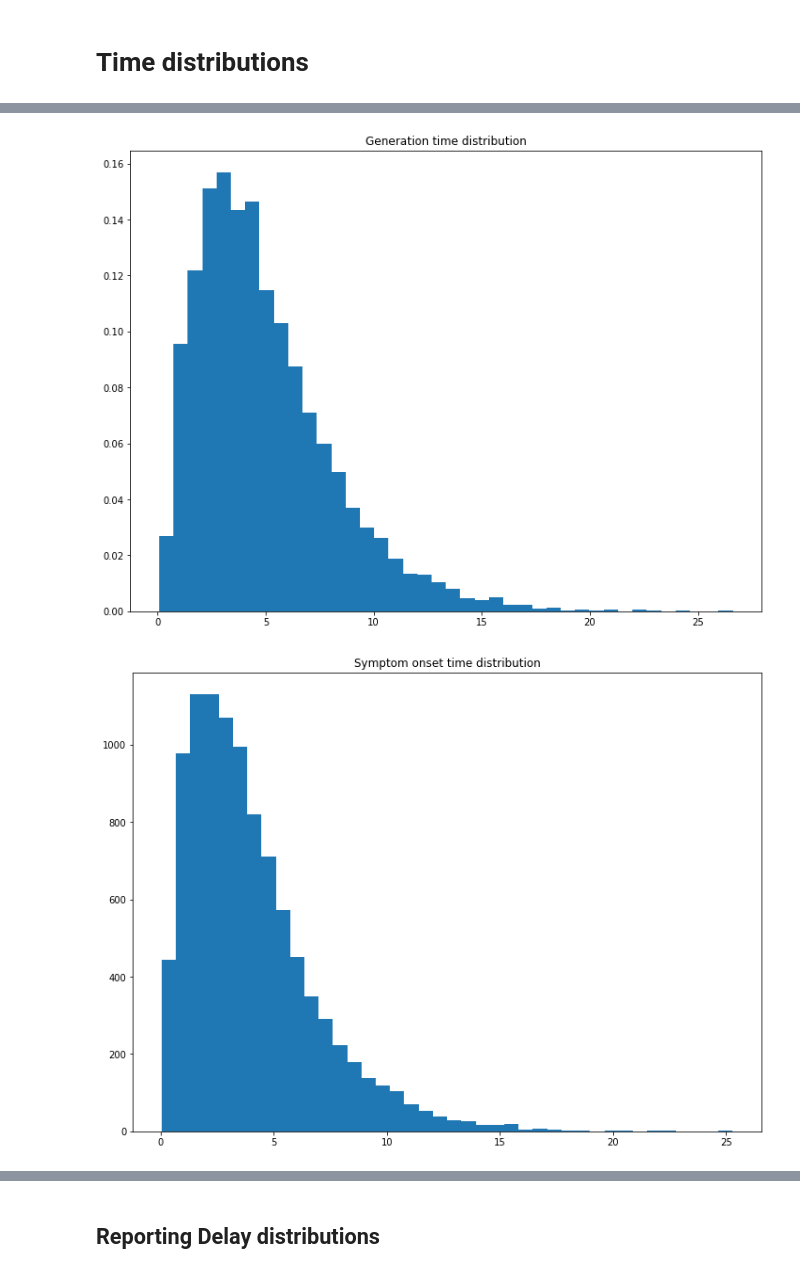
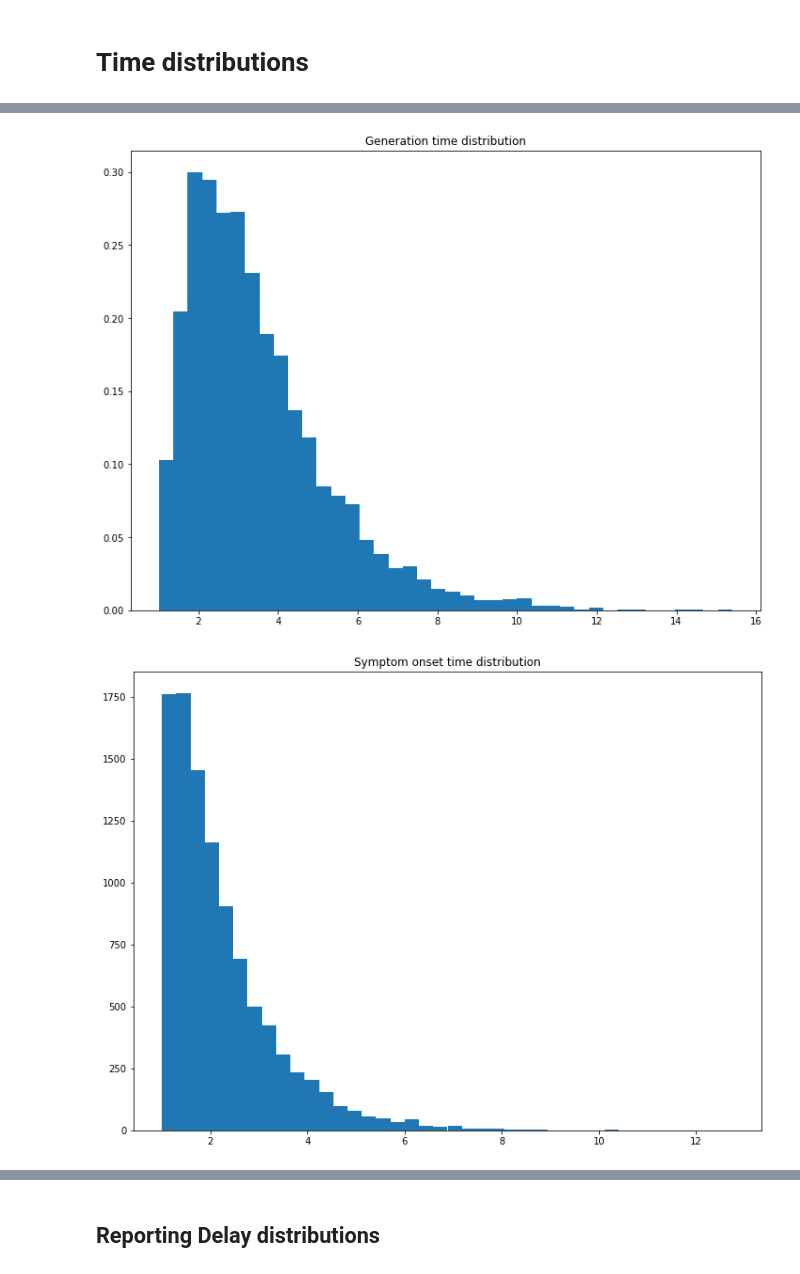
Before and after one commit to tdennisliu/covid19-forecasting-aus, a Jupyter notebook: model/lshtm_reff.ipynb, the cells around one changed output, grey strips where cells are left out. Drawn from its saved outputs; the diff is of its cells as text; code cells hidden in the pictures.

```diff
--- a/model/lshtm_reff.ipynb
+++ b/model/lshtm_reff.ipynb
@@ -208,15 +208,15 @@ import matplotlib.pyplot as plt
 
 #Generation time distribution
 fig,ax = plt.subplots(figsize=(12,9))
-x = np.random.gamma(5/2, 2, size = 10000)
+x = 1+np.random.gamma(2.5/1.25, 1.25, size = 10000)
 print("Generation time: \nMean: %f.2" %np.mean(x))
 print("Std: %f.2" %np.std(x))
-w = ax.hist(x,bins=40, density=True, range=)
+ax.hist(x,bins=40, density=True)
 ax.set_title("Generation time distribution")
 
 #Symptom onset time distribution
 fig,ax = plt.subplots(figsize=(12,9))
-y =  np.random.gamma(4/2, 2, size = 10000)
+y =  1+np.random.gamma(1.2/1, 1, size = 10000)
 print("Symptom Onset: \nMean: %f.2" %np.mean(y))
 print("Median: %f.2" %np.median(y))
 print("Std: %f.2" %np.std(y))
@@ -248,2 +248,2 @@ The 40 pc quantile of the TG - TS is -0.00
-[figure, old version]
+[figure, new version]
-[figure, old version]
+[figure, new version]
```
Also changed, not shown: parts of 3 cells of this notebook.
